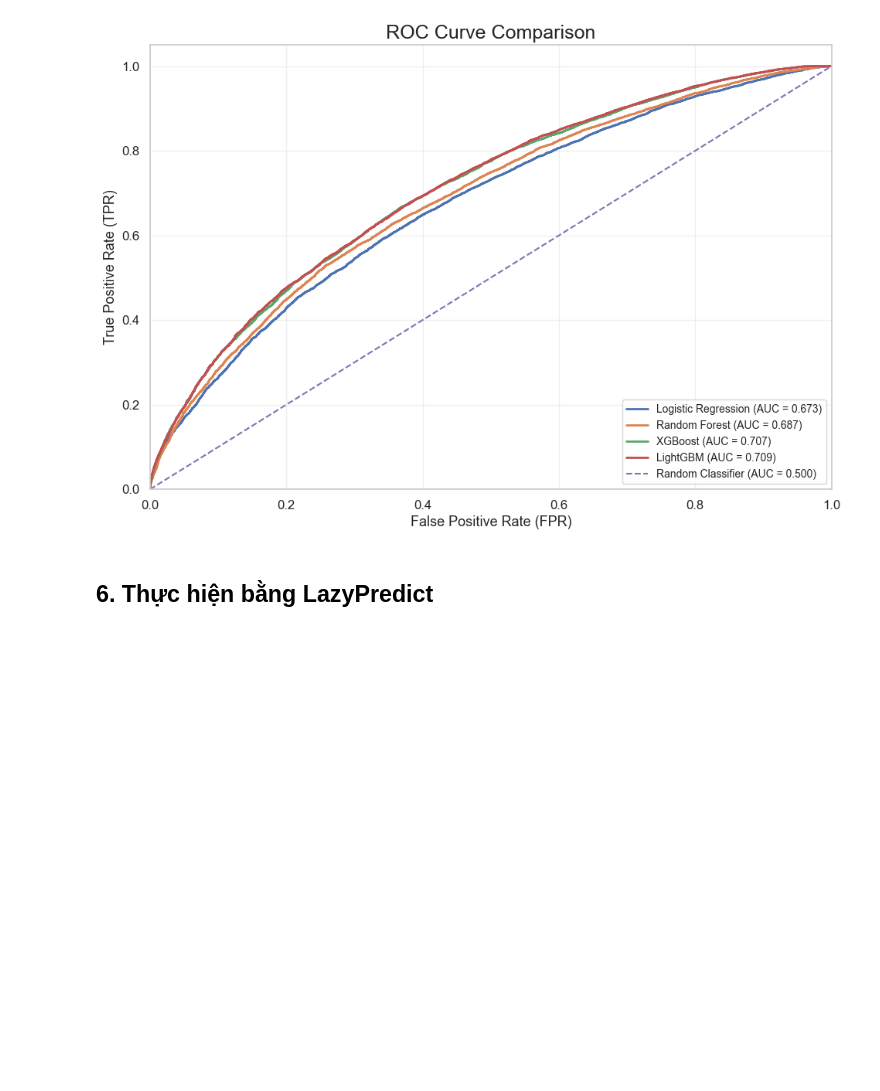
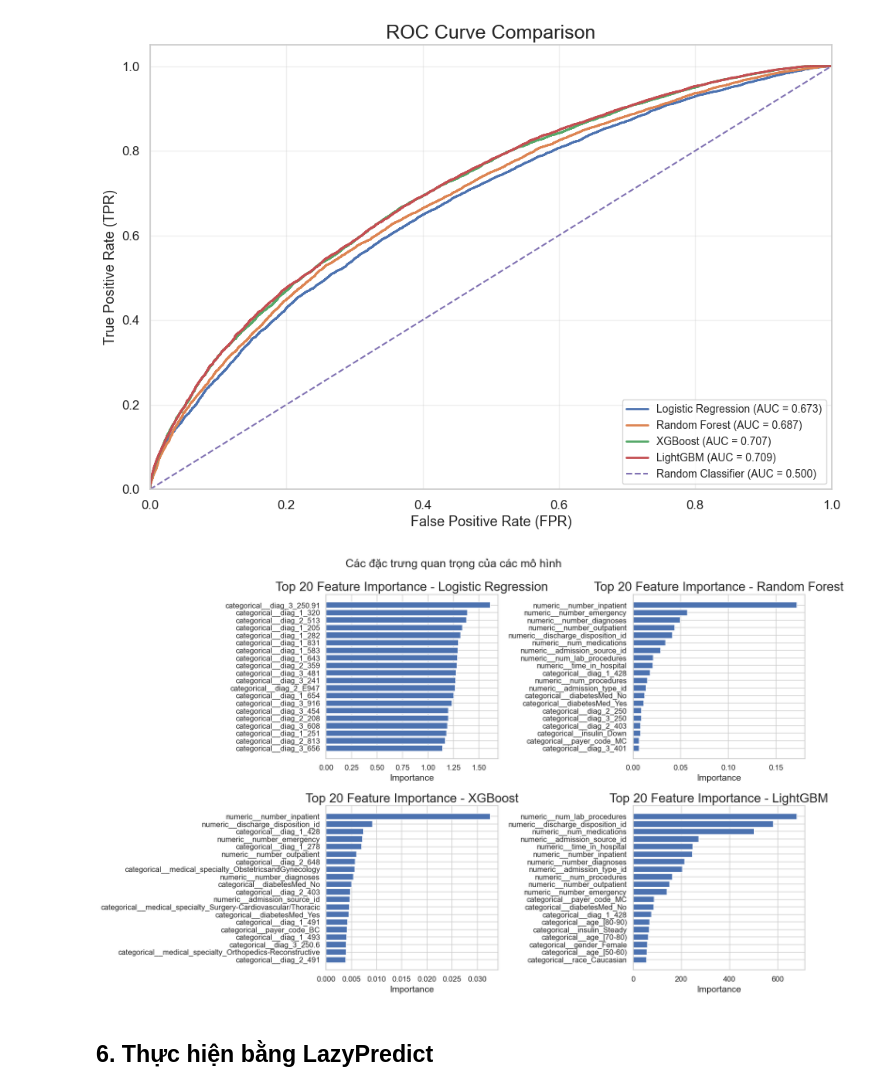
Before and after one commit to ThietBuiCong/BTL_PTDL, a Jupyter notebook: code/main_uci.ipynb, the cells around one changed output. Saved outputs shown, nothing was run; the diff lists cells and outputs as text; code cells hidden in the pictures; blank space fills up the shorter version.

Commit message:
feat: thêm hàm vẽ feature importance

```diff
--- a/code/main_uci.ipynb
+++ b/code/main_uci.ipynb
@@ -407,6 +407,54 @@ plt.tight_layout()
 plt.show()
 # %% [output]
 [figure]
+# %%
+importance_frames = []
+
+for model_name, pipeline in fitted_models.items():
+    classifier = pipeline.named_steps["classifier"]
+    feature_names = pipeline.named_steps["preprocessor"].get_feature_names_out()
+
+    if hasattr(classifier, "feature_importances_"):
+        importance_values = classifier.feature_importances_
+    elif hasattr(classifier, "coef_"):
+        importance_values = np.abs(classifier.coef_).mean(axis=0)
+    else:
+        print("Lỗi!")
+
+    importance_frames.append(
+        pd.DataFrame({
+            "Mô hình": model_name,
+            "Feature": feature_names,
+            "Importance": importance_values,
+        })
+    )
+
+feature_importance = pd.concat(importance_frames, ignore_index=True)
+model_names = list(fitted_models)
+n_cols = 2
+n_rows = int(np.ceil(len(model_names) / n_cols))
+fig, axes = plt.subplots(n_rows, n_cols, figsize=(16, 5 * n_rows))
+axes = np.asarray(axes).reshape(-1)
+
+for ax, model_name in zip(axes, model_names):
+    top_features = (
+        feature_importance[feature_importance["Mô hình"] == model_name]
+        .nlargest(20, "Importance")
+        .sort_values("Importance")
+    )
+    ax.barh(top_features["Feature"], top_features["Importance"], color=sns.color_palette("deep")[0])
+    ax.set_title(f"Top 20 Feature Importance - {model_name}")
+    ax.set_xlabel("Importance")
+    ax.set_ylabel("")
+
+for ax in axes[len(model_names):]:
+    ax.set_visible(False)
+
+fig.suptitle("Các đặc trưng quan trọng của các mô hình", fontsize=18)
+fig.tight_layout()
+plt.show()
+# %% [output]
+[figure, added]
 # %% [markdown]
 ## 6. Thực hiện bằng LazyPredict
 # %%
```
Also changed, not shown: parts of 1 cell of this notebook, 8 other files.
